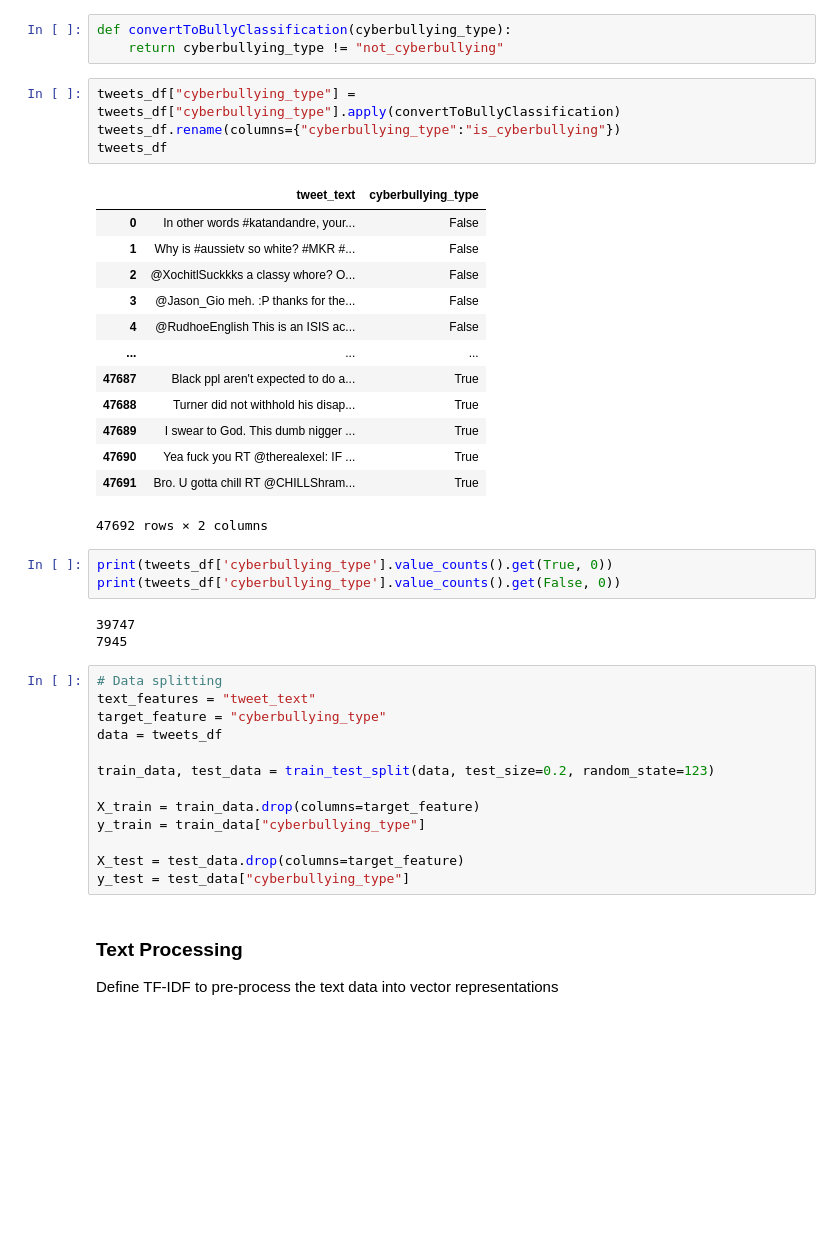
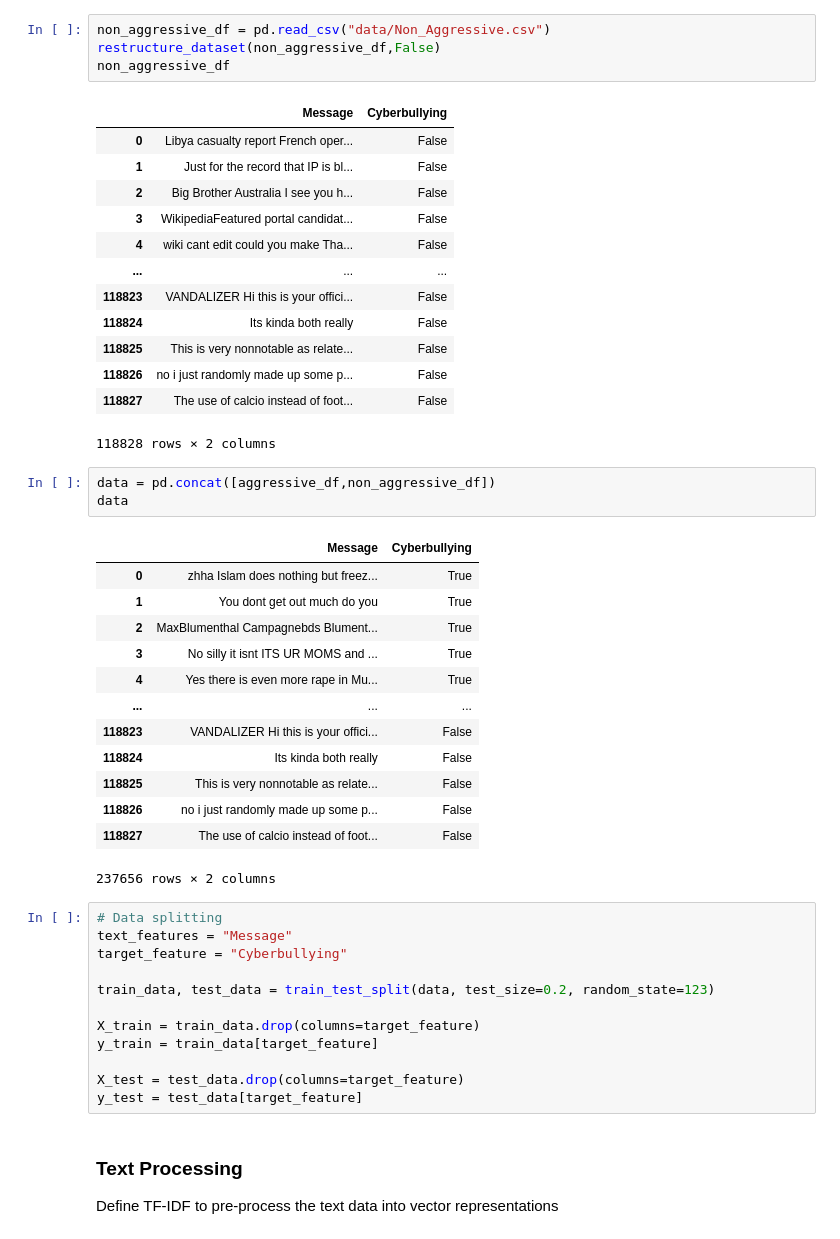
Before and after one commit to kentarolim10/NLP-cyberbully-detector, a Jupyter notebook: NLP_Cyberbullying_Detector.ipynb, the cells around one changed output. Cells and saved outputs as stored; diff of their text form; blank space fills up the shorter version.

```diff
--- a/NLP_Cyberbullying_Detector.ipynb
+++ b/NLP_Cyberbullying_Detector.ipynb
@@ -41,43 +66,50 @@ tweets_df
-# %%
-def convertToBullyClassification(cyberbullying_type):
-    return cyberbullying_type != "not_cyberbullying"
-# %%
-tweets_df["cyberbullying_type"] = tweets_df["cyberbullying_type"].apply(convertToBullyClassification)
-tweets_df.rename(columns={"cyberbullying_type":"is_cyberbullying"})
-tweets_df
-# %% [output]
-|  | tweet_text | cyberbullying_type |
-| 0 | In other words #katandandre, your... | False |
-| 1 | Why is #aussietv so white? #MKR #... | False |
-| 2 | @XochitlSuckkks a classy whore? O... | False |
-| 3 | @Jason_Gio meh. :P thanks for the... | False |
-| 4 | @RudhoeEnglish This is an ISIS ac... | False |
-| ... | ... | ... |
-| 47687 | Black ppl aren't expected to do a... | True |
-| 47688 | Turner did not withhold his disap... | True |
-| 47689 | I swear to God. This dumb nigger ... | True |
-| 47690 | Yea fuck you RT @therealexel: IF ... | True |
-| 47691 | Bro. U gotta chill RT @CHILLShram... | True |
-47692 rows × 2 columns
-# %%
-print(tweets_df['cyberbullying_type'].value_counts().get(True, 0))
-print(tweets_df['cyberbullying_type'].value_counts().get(False, 0))
-# %% [output]
-39747
-7945
+# %%
+non_aggressive_df = pd.read_csv("data/Non_Aggressive.csv")
+restructure_dataset(non_aggressive_df,False)
+non_aggressive_df
+# %% [output]
+|  | Message | Cyberbullying |
+| 0 | Libya casualty report French oper... | False |
+| 1 | Just for the record that IP is bl... | False |
+| 2 | Big Brother Australia I see you h... | False |
+| 3 | WikipediaFeatured portal candidat... | False |
+| 4 | wiki cant edit could you make Tha... | False |
+| ... | ... | ... |
+| 118823 | VANDALIZER Hi this is your offici... | False |
+| 118824 | Its kinda both really | False |
+| 118825 | This is very nonnotable as relate... | False |
+| 118826 | no i just randomly made up some p... | False |
+| 118827 | The use of calcio instead of foot... | False |
+118828 rows × 2 columns
+# %%
+data = pd.concat([aggressive_df,non_aggressive_df])
+data
+# %% [output]
+|  | Message | Cyberbullying |
+| 0 | zhha Islam does nothing but freez... | True |
+| 1 | You dont get out much do you | True |
+| 2 | MaxBlumenthal Campagnebds Blument... | True |
+| 3 | No silly it isnt ITS UR MOMS and ... | True |
+| 4 | Yes there is even more rape in Mu... | True |
+| ... | ... | ... |
+| 118823 | VANDALIZER Hi this is your offici... | False |
+| 118824 | Its kinda both really | False |
+| 118825 | This is very nonnotable as relate... | False |
+| 118826 | no i just randomly made up some p... | False |
+| 118827 | The use of calcio instead of foot... | False |
+237656 rows × 2 columns
 # %%
 # Data splitting
-text_features = "tweet_text"
-target_feature = "cyberbullying_type"
-data = tweets_df
+text_features = "Message"
+target_feature = "Cyberbullying"
 
 train_data, test_data = train_test_split(data, test_size=0.2, random_state=123)
 
 X_train = train_data.drop(columns=target_feature)
-y_train = train_data["cyberbullying_type"]
+y_train = train_data[target_feature]
 
 X_test = test_data.drop(columns=target_feature)
-y_test = test_data["cyberbullying_type"]
+y_test = test_data[target_feature]
 # %% [markdown]
 ### Text Processing
 Define TF-IDF to pre-process the text data into vector representations
```
Also changed, not shown: parts of 11 cells of this notebook.
